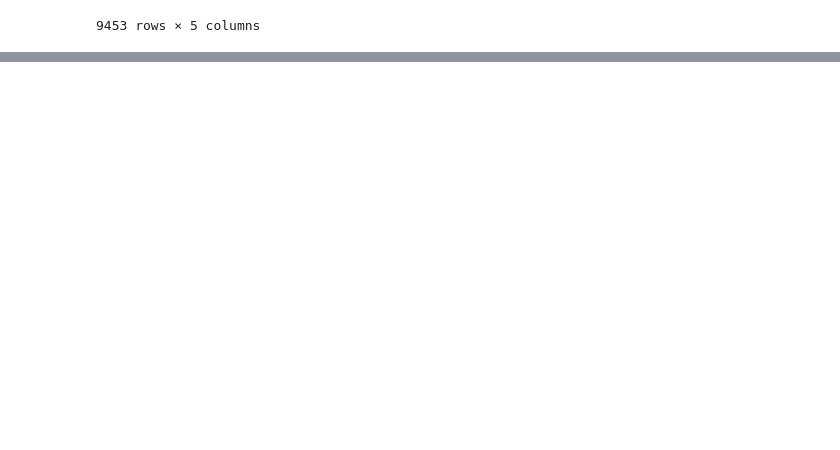
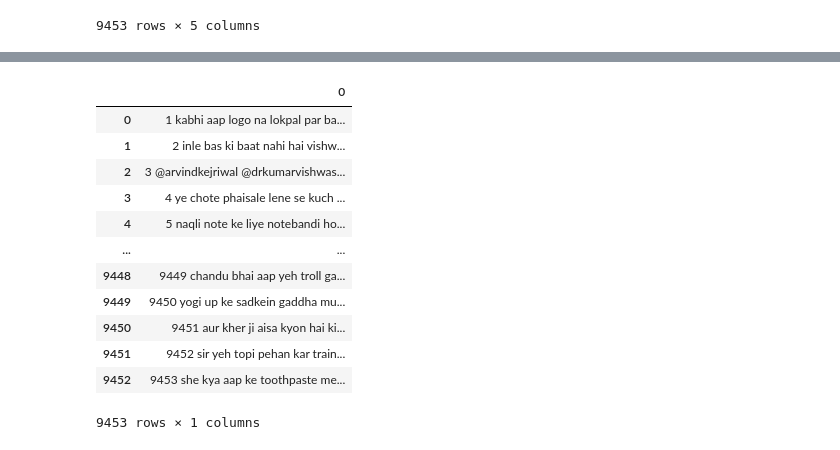
Before and after one commit to KY1452/pos-tagger-hi-en-code-mixing, a Jupyter notebook: main.ipynb, the cells around one changed output, grey strips where cells are left out. Drawn from its saved outputs; the diff is of its cells as text; code cells hidden in the pictures; blank space fills up the shorter version.

```diff
--- a/main.ipynb
+++ b/main.ipynb
@@ -333,0 +352,23 @@ tweetdf
+# %%
+for i in range(len(df_data)):
+    word_list = df_data[0][i].split()
+    # print(word_list)
+    for j in range(len(word_list)):
+        if word_list[j][0] == '#':
+            word_list[j] = word_list[j][1:]
+    df_data[0][i] = ' '.join(word_list)
+df_data
+# %% [output]
+|  | 0 |
+| 0 | 1 kabhi aap logo na lokpal par ba... |
+| 1 | 2 inle bas ki baat nahi hai vishw... |
+| 2 | 3 @arvindkejriwal @drkumarvishwas... |
+| 3 | 4 ye chote phaisale lene se kuch ... |
+| 4 | 5 naqli note ke liye notebandi ho... |
+| ... | ... |
+| 9448 | 9449 chandu bhai aap yeh troll ga... |
+| 9449 | 9450 yogi up ke sadkein gaddha mu... |
+| 9450 | 9451 aur kher ji aisa kyon hai ki... |
+| 9451 | 9452 sir yeh topi pehan kar train... |
+| 9452 | 9453 she kya aap ke toothpaste me... |
+9453 rows × 1 columns
```
Also changed, not shown: parts of 2 cells of this notebook, 1 other file.
